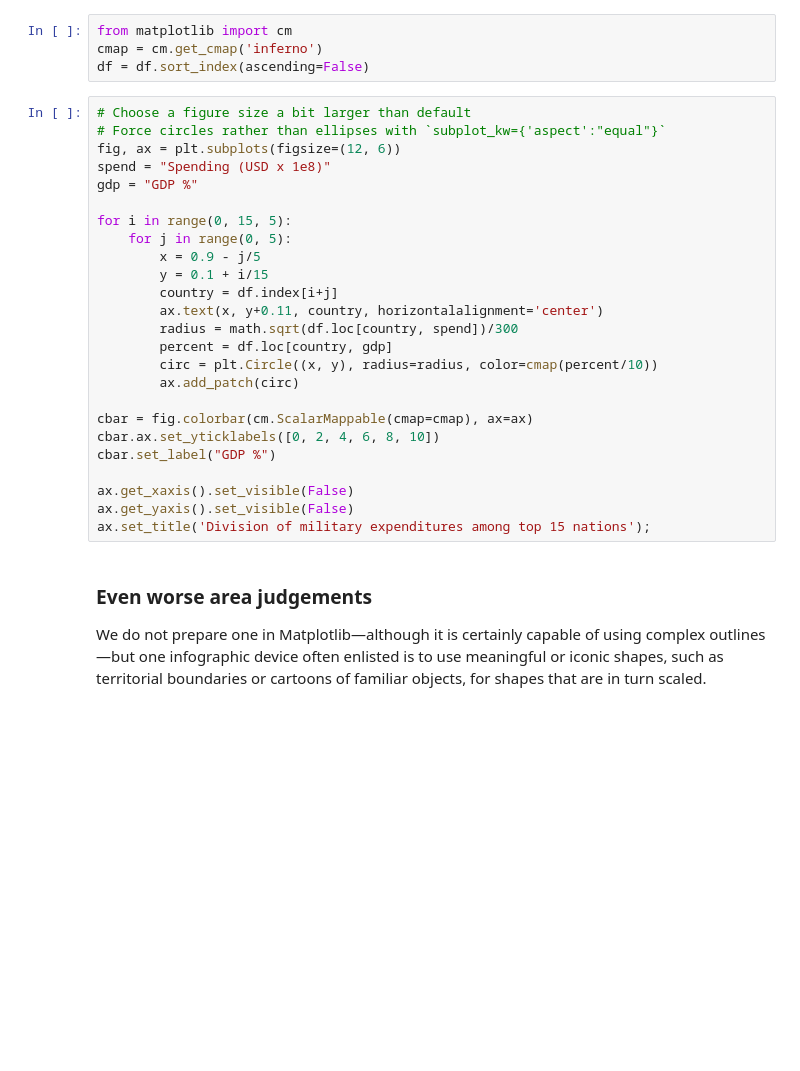
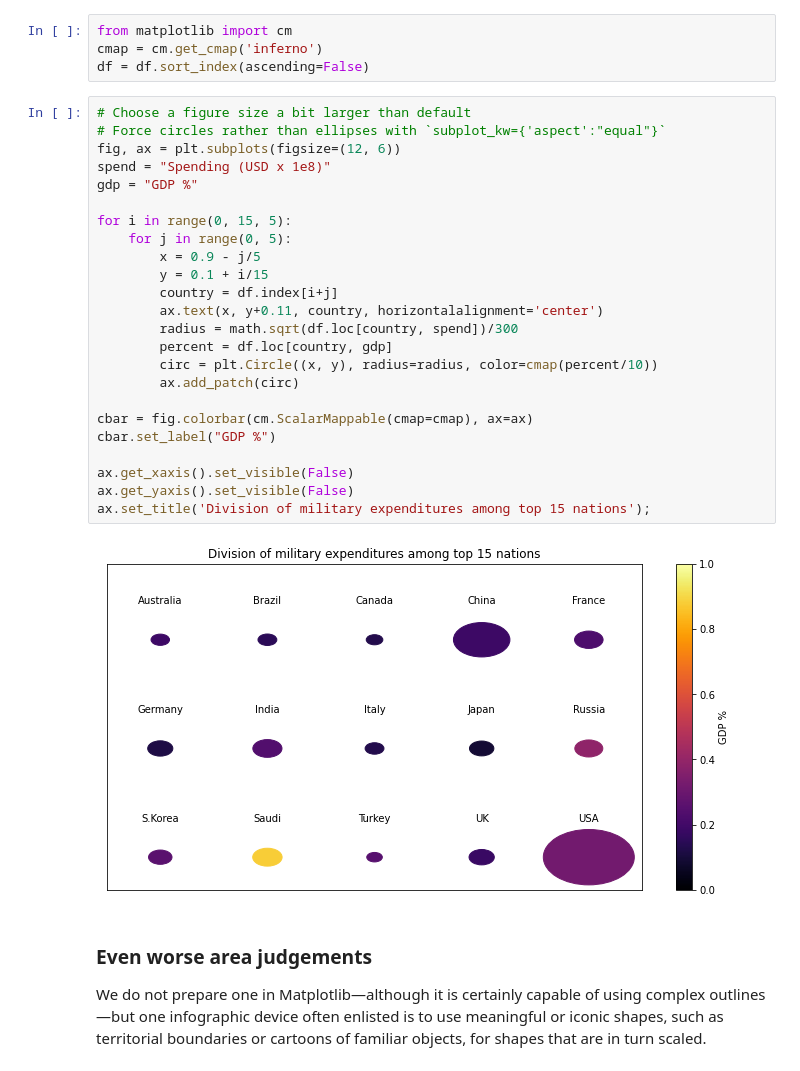
Before and after one commit to ssgantayat/ds-bootcamp-2021-03, a Jupyter notebook: Ethics_of_Visualization.ipynb, the cells around one changed output. Drawn from its saved outputs; the diff is of its cells as text; blank space fills up the shorter version.

```diff
--- a/Ethics_of_Visualization.ipynb
+++ b/Ethics_of_Visualization.ipynb
@@ -91,28 +111,29 @@ df = df.sort_index(ascending=False)
 # %%
 # Choose a figure size a bit larger than default
 # Force circles rather than ellipses with `subplot_kw={'aspect':"equal"}`
 fig, ax = plt.subplots(figsize=(12, 6))
 spend = "Spending (USD x 1e8)"
 gdp = "GDP %"
 
 for i in range(0, 15, 5):
     for j in range(0, 5):
         x = 0.9 - j/5
         y = 0.1 + i/15
         country = df.index[i+j]
         ax.text(x, y+0.11, country, horizontalalignment='center')
         radius = math.sqrt(df.loc[country, spend])/300
         percent = df.loc[country, gdp]
         circ = plt.Circle((x, y), radius=radius, color=cmap(percent/10))
         ax.add_patch(circ)
 
 cbar = fig.colorbar(cm.ScalarMappable(cmap=cmap), ax=ax)
-cbar.ax.set_yticklabels([0, 2, 4, 6, 8, 10])
 cbar.set_label("GDP %")
 
 ax.get_xaxis().set_visible(False)
 ax.get_yaxis().set_visible(False)
 ax.set_title('Division of military expenditures among top 15 nations');
+# %% [output]
+[figure, added]
 # %% [markdown]
 ### Even worse area judgements
 
```
Also changed, not shown: parts of 12 cells of this notebook, 9 other files.
